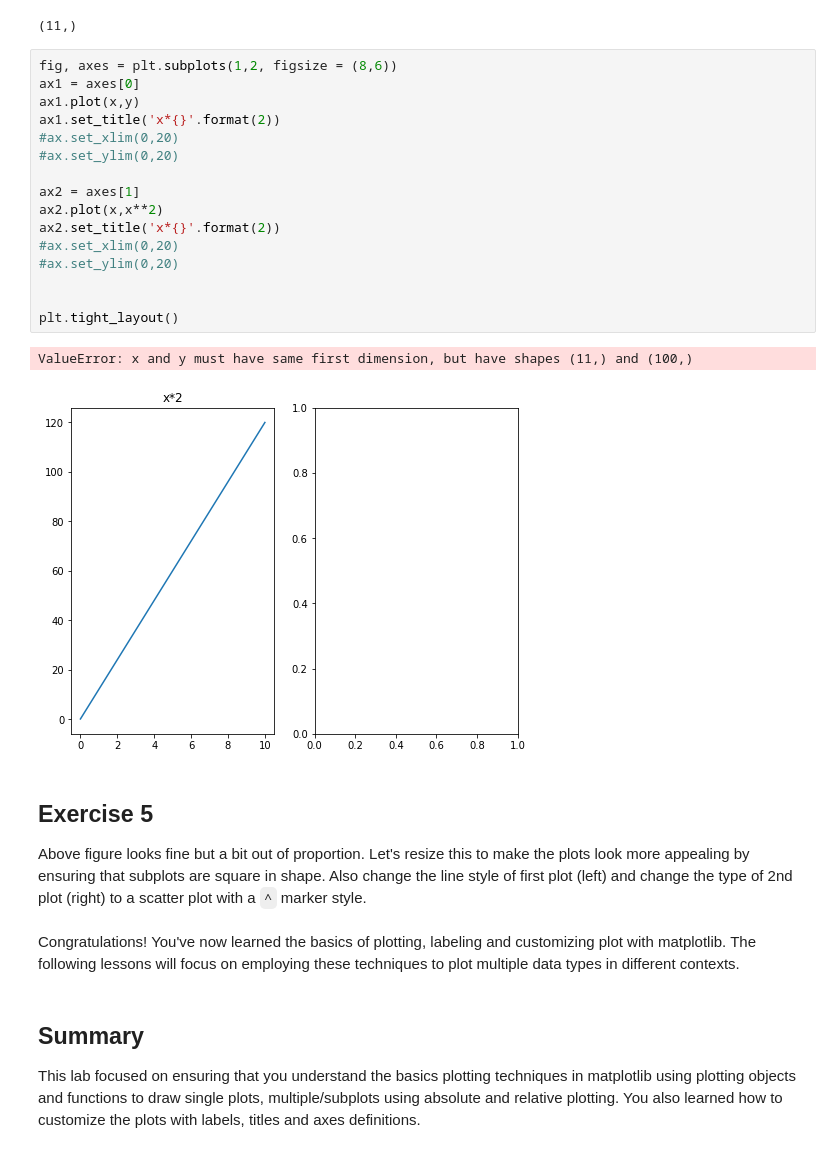
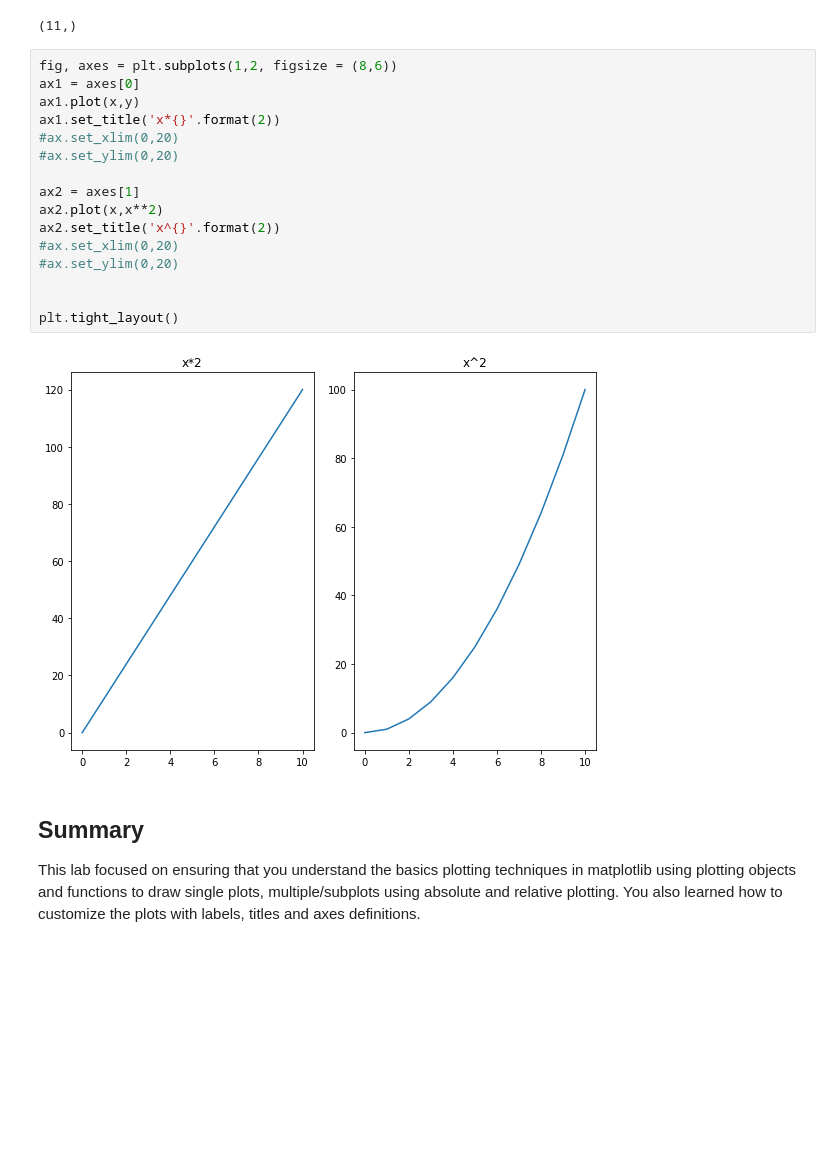
Before and after one commit to JoeDown/dsc-more-practice-with-matplotlib-lab-houston-ds-042219, a Jupyter notebook: index.ipynb, the cells around one changed output. Cells and saved outputs as stored; diff of their text form; blank space fills up the shorter version.

Commit message:
Automatically backed up by Learn

```diff
--- a/index.ipynb
+++ b/index.ipynb
@@ -118,28 +118,21 @@ x.shape
 # %%
 fig, axes = plt.subplots(1,2, figsize = (8,6))
 ax1 = axes[0]
 ax1.plot(x,y)
 ax1.set_title('x*{}'.format(2))
 #ax.set_xlim(0,20)
 #ax.set_ylim(0,20)
 
 ax2 = axes[1]
 ax2.plot(x,x**2)
-ax2.set_title('x*{}'.format(2))
+ax2.set_title('x^{}'.format(2))
 #ax.set_xlim(0,20)
 #ax.set_ylim(0,20)
 
 
 plt.tight_layout()
 # %% [output]
-ValueError: x and y must have same first dimension, but have shapes (11,) and (100,)
-[figure, old version]
+[figure, new version]
-# %% [markdown]
-## Exercise 5
-
-Above figure looks fine but a bit out of proportion. Let's resize this to make the plots look more appealing by ensuring that subplots are square in shape. Also change the line style of first plot (left) and change the type of 2nd plot (right) to a scatter plot with a `^` marker style.
-# %% [markdown]
-Congratulations! You've now learned the basics of plotting, labeling and customizing plot with matplotlib. The following lessons will focus on employing these techniques to plot multiple data types in different contexts.
 # %% [markdown]
 ## Summary
 
```
